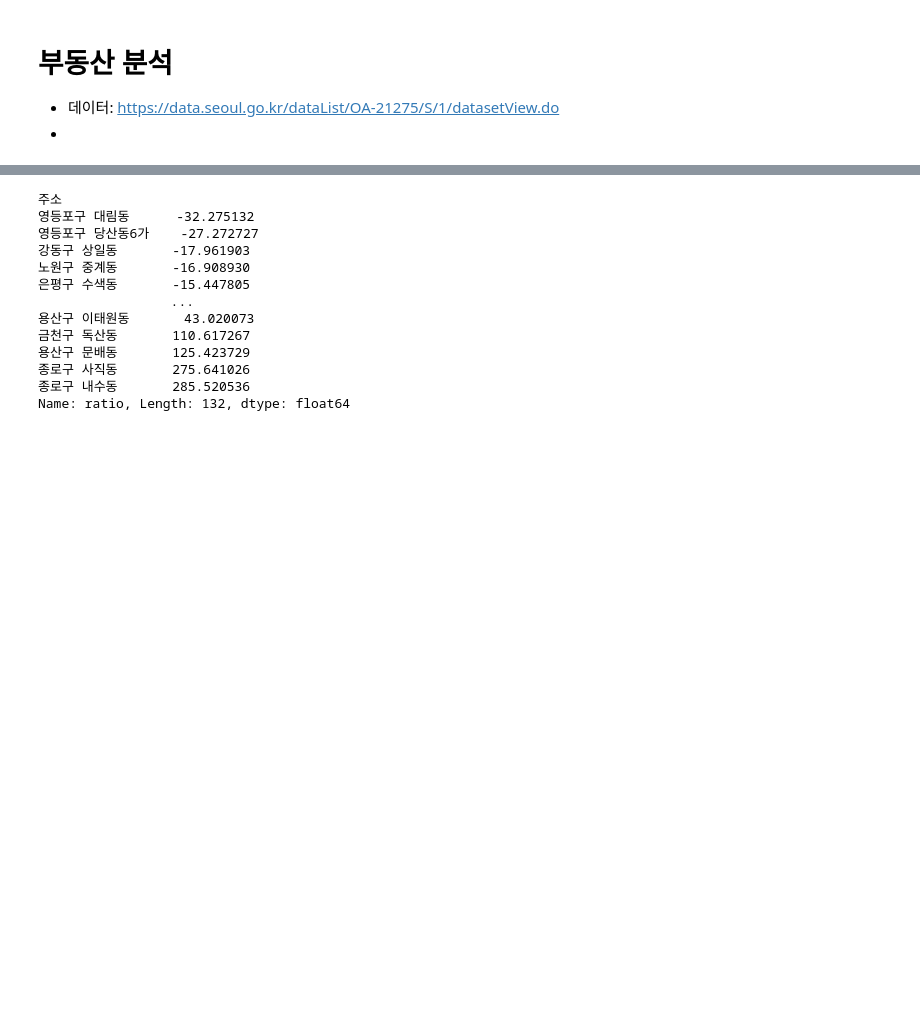
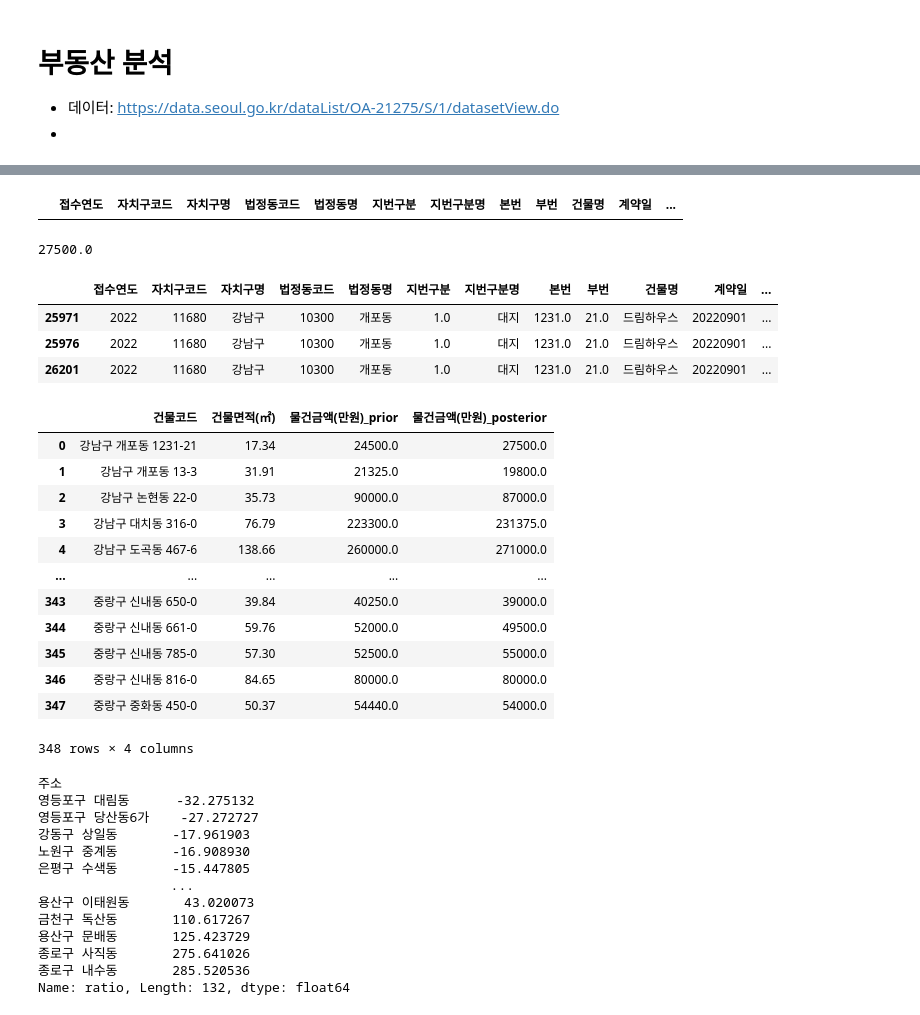
Before and after one commit to parkeunsang/toy_projects, a Jupyter notebook: house/preprocess.ipynb, the cells around one changed output, grey strips where cells are left out. Drawn from its saved outputs; the diff is of its cells as text; code cells hidden in the pictures; blank space fills up the shorter version.

```diff
--- a/house/preprocess.ipynb
+++ b/house/preprocess.ipynb
@@ -61,0 +117,4 @@ df_merge = df_prior_price.merge(df_posterior_price, on='건물코드')
+# %%
+df_prior[df_prior['건물코드'] == building_code]
+# %% [output]
+|  | 접수연도 | 자치구코드 | 자치구명 | 법정동코드 | 법정동명 | 지번구분 | 지번구분명 | 본번 | 부번 | 건물명 | 계약일 | ... |
@@ -61,0 +126,11 @@ df_merge = df_prior_price.merge(df_posterior_price, on='건물코드')
+# %%
+price
+# %% [output]
+27500.0
+# %%
+df_prior[df_prior['건물코드'] == building_code]
+# %% [output]
+|  | 접수연도 | 자치구코드 | 자치구명 | 법정동코드 | 법정동명 | 지번구분 | 지번구분명 | 본번 | 부번 | 건물명 | 계약일 | ... |
+| 25971 | 2022 | 11680 | 강남구 | 10300 | 개포동 | 1.0 | 대지 | 1231.0 | 21.0 | 드림하우스 | 20220901 | ... |
+| 25976 | 2022 | 11680 | 강남구 | 10300 | 개포동 | 1.0 | 대지 | 1231.0 | 21.0 | 드림하우스 | 20220901 | ... |
+| 26201 | 2022 | 11680 | 강남구 | 10300 | 개포동 | 1.0 | 대지 | 1231.0 | 21.0 | 드림하우스 | 20220901 | ... |
@@ -62,3 +139,29 @@ df_merge = df_prior_price.merge(df_posterior_price, on='건물코드')
+# %%
+df_posterior_price = df_posterior.groupby([BUILDING_CODE, BUILDING_AREA]).mean()['물건금액(만원)']
+# %%
+df_prior_price = pd.DataFrame(df_prior_price).reset_index()
+df_prior_price = df_prior_price.rename(columns={'물건금액(만원)': '물건금액(만원)_prior'})
+# %%
+df_posterior_price = pd.DataFrame(df_posterior_price).reset_index()
+df_posterior_price = df_posterior_price.rename(columns={'물건금액(만원)': '물건금액(만원)_posterior'})
+# %%
+df_merge = df_prior_price.merge(df_posterior_price, on=[BUILDING_CODE, BUILDING_AREA])
+# %%
+df_merge
+# %% [output]
+|  | 건물코드 | 건물면적(㎡) | 물건금액(만원)_prior | 물건금액(만원)_posterior |
+| 0 | 강남구 개포동 1231-21 | 17.34 | 24500.0 | 27500.0 |
+| 1 | 강남구 개포동 13-3 | 31.91 | 21325.0 | 19800.0 |
+| 2 | 강남구 논현동 22-0 | 35.73 | 90000.0 | 87000.0 |
+| 3 | 강남구 대치동 316-0 | 76.79 | 223300.0 | 231375.0 |
+| 4 | 강남구 도곡동 467-6 | 138.66 | 260000.0 | 271000.0 |
+| ... | ... | ... | ... | ... |
+| 343 | 중랑구 신내동 650-0 | 39.84 | 40250.0 | 39000.0 |
+| 344 | 중랑구 신내동 661-0 | 59.76 | 52000.0 | 49500.0 |
+| 345 | 중랑구 신내동 785-0 | 57.30 | 52500.0 | 55000.0 |
+| 346 | 중랑구 신내동 816-0 | 84.65 | 80000.0 | 80000.0 |
+| 347 | 중랑구 중화동 450-0 | 50.37 | 54440.0 | 54000.0 |
+348 rows × 4 columns
 # %%
 df_merge['ratio'] = (df_merge['물건금액(만원)_posterior']/df_merge['물건금액(만원)_prior'] - 1)*100
 # %%
```
Also changed, not shown: parts of 38 cells of this notebook.
